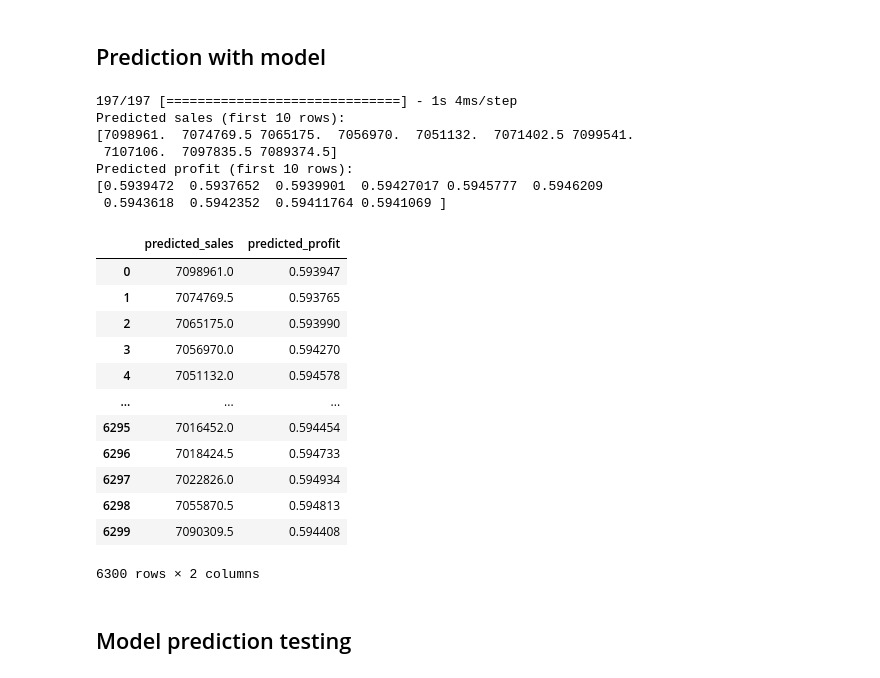
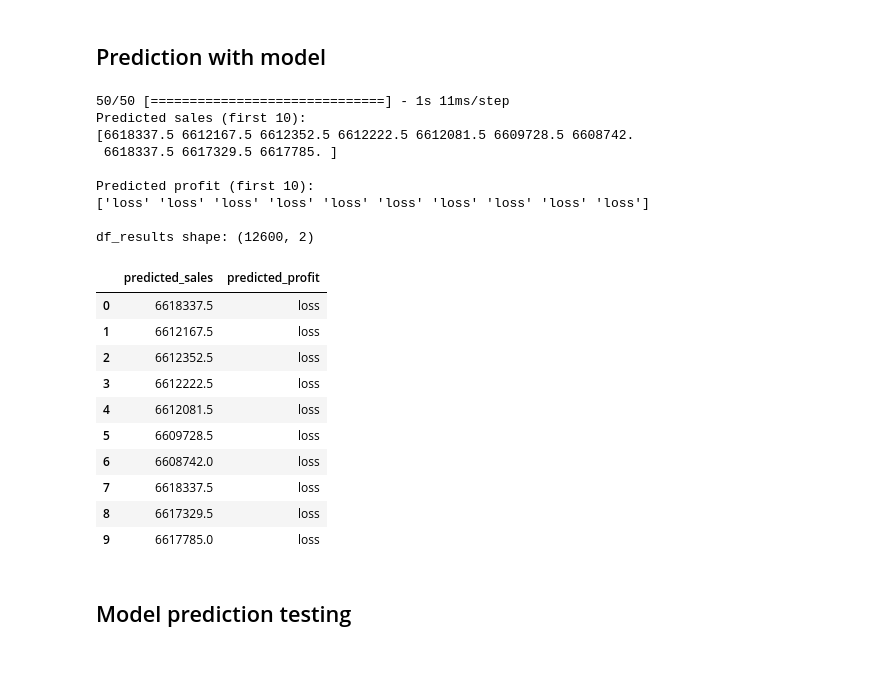
Before and after one commit to Mipjeiger/Fashion-recommendation-RAG-Finetuing-LLM-ML-Engineer-end-to-end, a Jupyter notebook: pipelines/ml_engineer/notebooks/eda.ipynb, the cells around one changed output. Drawn from its saved outputs; the diff is of its cells as text; code cells hidden in the pictures.

```diff
--- a/pipelines/ml_engineer/notebooks/eda.ipynb
+++ b/pipelines/ml_engineer/notebooks/eda.ipynb
@@ -468,46 +524,48 @@ Epoch 6/10
 # %% [markdown]
 ## Prediction with model
 # %%
-# Predict
-sales_pred, profit_pred = model.predict(X_test)
+# ============================================================
+# CELL 1 — Evaluate on Test Set
+# ============================================================
+# Predict on test dataset (use dataset not raw array)
+sales_pred, profit_pred = model.predict(test_dataset, verbose=1)
 
-# Inverse transform correctly
-sales_pred_inv = scaler_sales.inverse_transform(sales_pred)
-profit_pred_inv = scaler_profit.inverse_transform(profit_pred)
+# Inverse log1p then inverse scale
+sales_pred_inv  = scaler_sales.inverse_transform(np.expm1(sales_pred))
+profit_pred_inv = (profit_pred > 0.5).astype(int)
 
-print("Predicted sales (first 10 rows):")
-print(sales_pred_inv[:10].flatten())
+print("Predicted sales (first 10):")
+print(np.round(sales_pred_inv[:10].flatten(), 2))
+print("\nPredicted profit (first 10):")
+print(pd.Series(profit_pred_inv[:10].flatten()).map({0: 'loss', 1: 'profit'}).values)
 
-print("Predicted profit (first 10 rows):")
-print(profit_pred_inv[:10].flatten())
-
-# Into dataframe
 df_results = pd.DataFrame({
-    "predicted_sales": sales_pred_inv.flatten(),
-    "predicted_profit": profit_pred_inv.flatten()
+    'predicted_sales':  np.round(sales_pred_inv.flatten(), 2),
+    'predicted_profit': pd.Series(profit_pred_inv.flatten()).map({0: 'loss', 1: 'profit'})
 })
-df_results
+print(f"\ndf_results shape: {df_results.shape}")
+df_results.head(10)
 # %% [output]
-197/197 [==============================] - 1s 4ms/step
-Predicted sales (first 10 rows):
-[7098961.  7074769.5 7065175.  7056970.  7051132.  7071402.5 7099541.
- 7107106.  7097835.5 7089374.5]
-Predicted profit (first 10 rows):
-[0.5939472  0.5937652  0.5939901  0.59427017 0.5945777  0.5946209
- 0.5943618  0.5942352  0.59411764 0.5941069 ]
+50/50 [==============================] - 1s 11ms/step
+Predicted sales (first 10):
+[6618337.5 6612167.5 6612352.5 6612222.5 6612081.5 6609728.5 6608742.
+ 6618337.5 6617329.5 6617785. ]
+
+Predicted profit (first 10):
+['loss' 'loss' 'loss' 'loss' 'loss' 'loss' 'loss' 'loss' 'loss' 'loss']
+
+df_results shape: (12600, 2)
 |  | predicted_sales | predicted_profit |
-| 0 | 7098961.0 | 0.593947 |
-| 1 | 7074769.5 | 0.593765 |
-| 2 | 7065175.0 | 0.593990 |
-| 3 | 7056970.0 | 0.594270 |
-| 4 | 7051132.0 | 0.594578 |
-| ... | ... | ... |
-| 6295 | 7016452.0 | 0.594454 |
-| 6296 | 7018424.5 | 0.594733 |
-| 6297 | 7022826.0 | 0.594934 |
-| 6298 | 7055870.5 | 0.594813 |
-| 6299 | 7090309.5 | 0.594408 |
+| 0 | 6618337.5 | loss |
+| 1 | 6612167.5 | loss |
+| 2 | 6612352.5 | loss |
+| 3 | 6612222.5 | loss |
+| 4 | 6612081.5 | loss |
+| 5 | 6609728.5 | loss |
+| 6 | 6608742.0 | loss |
+| 7 | 6618337.5 | loss |
+| 8 | 6617329.5 | loss |
+| 9 | 6617785.0 | loss |
-6300 rows × 2 columns
 # %% [markdown]
 ## Model prediction testing
 # %%
```
Also changed, not shown: parts of 19 cells of this notebook.
